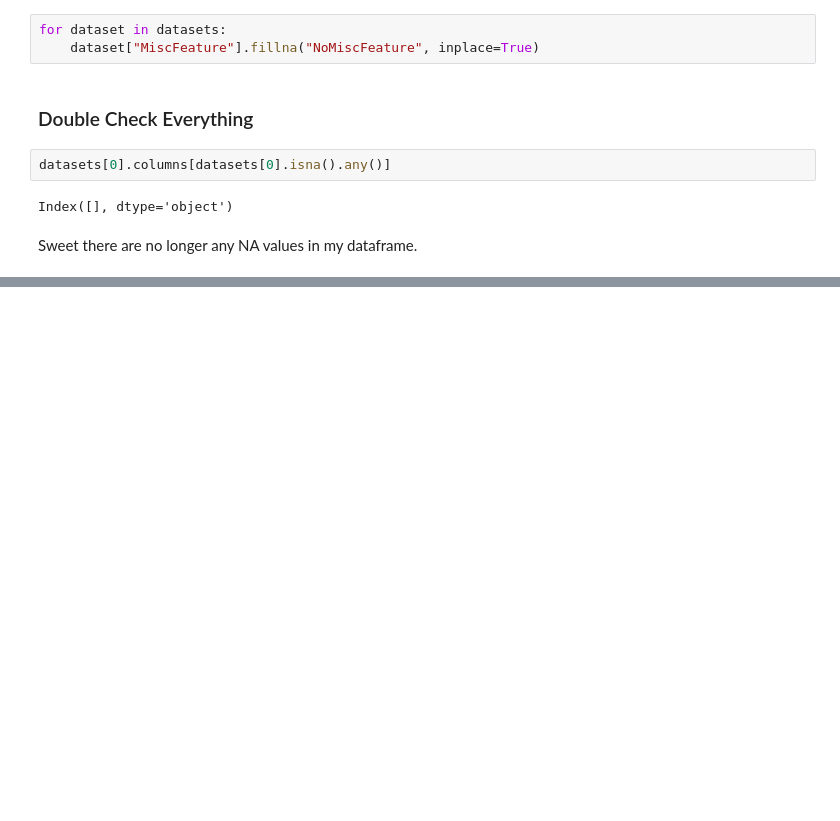
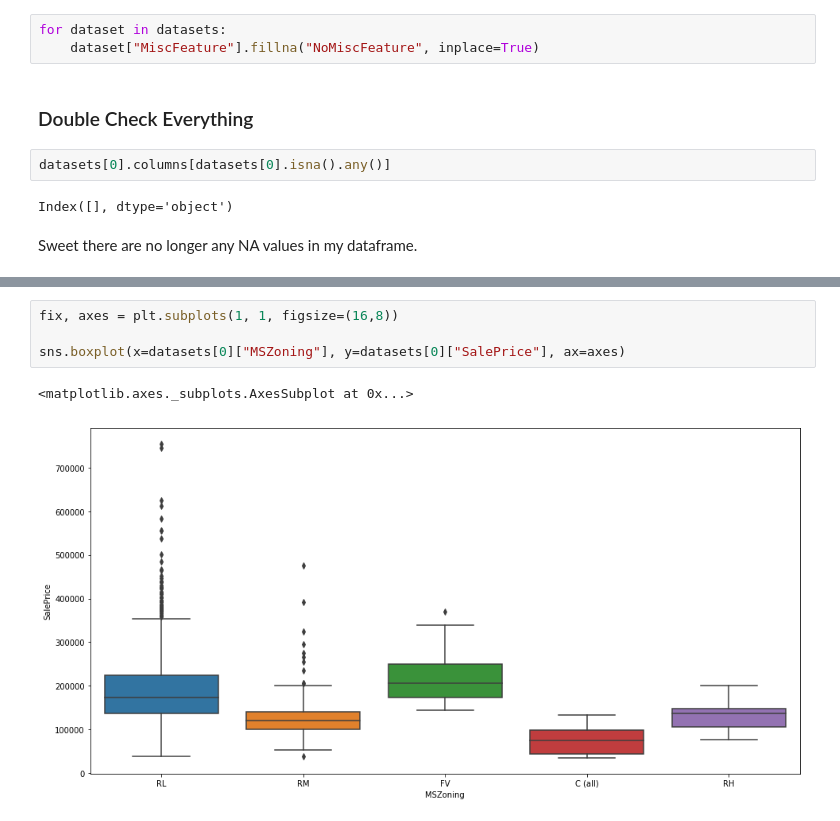
Before and after one commit to D-H/MachineLearningNotes, a Jupyter notebook: Exercises_Kaggle/HousePrices/HousePrices_Submission.ipynb, the cells around one changed output, grey strips where cells are left out. Drawn from its saved outputs; the diff is of its cells as text; blank space fills up the shorter version.

Commit message:
Working on HousePrices thing

```diff
--- a/Exercises_Kaggle/HousePrices/HousePrices_Submission.ipynb
+++ b/Exercises_Kaggle/HousePrices/HousePrices_Submission.ipynb
@@ -384,0 +428,7 @@ Sweet there are no longer any NA values in my dataframe.
+# %%
+fix, axes = plt.subplots(1, 1, figsize=(16,8))
+
+sns.boxplot(x=datasets[0]["MSZoning"], y=datasets[0]["SalePrice"], ax=axes)
+# %% [output]
+<matplotlib.axes._subplots.AxesSubplot at 0x...>
+[figure, added]
```
Also changed, not shown: parts of 13 cells of this notebook.
